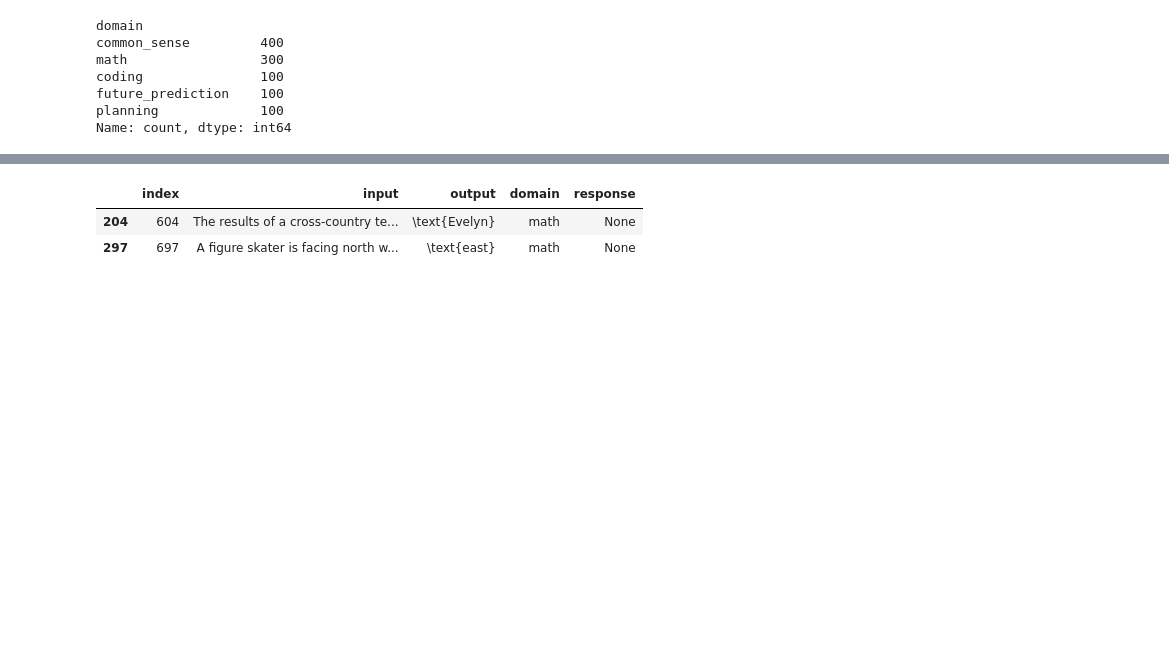
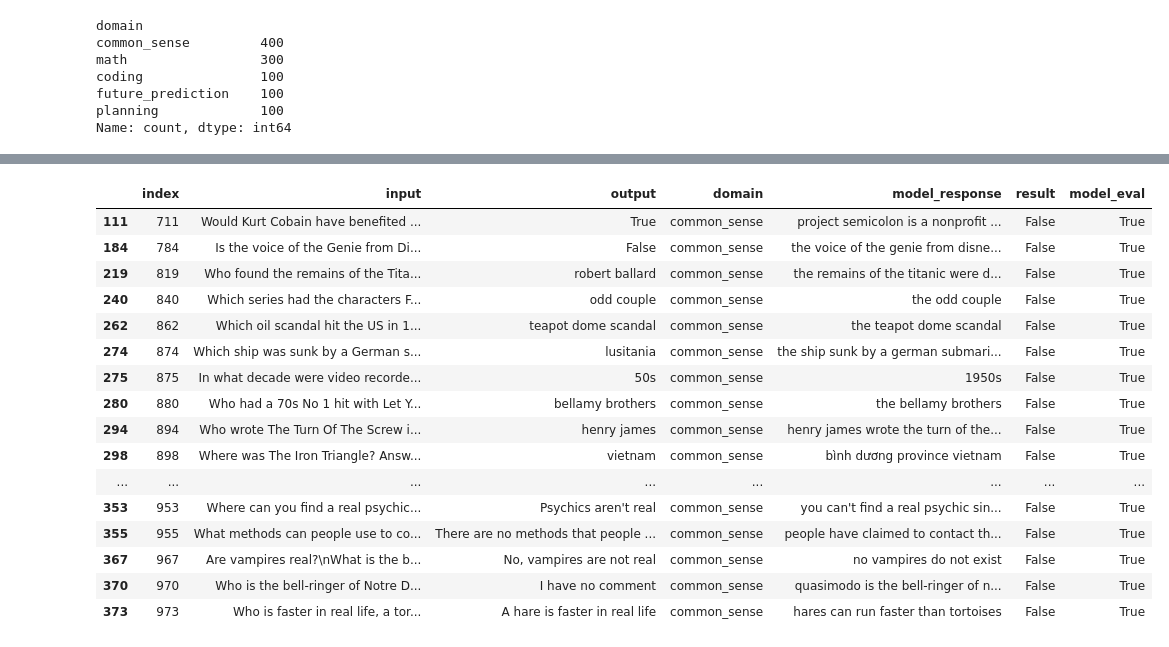
Before and after one commit to LV6LASERLOTUS/Reasoning-Agent-for-General-Purpose-Problem-Solving, a Jupyter notebook: reasoning_agent.ipynb, the cells around one changed output, grey strips where cells are left out. Saved outputs shown, nothing was run; the diff lists cells and outputs as text; code cells hidden in the pictures; blank space fills up the shorter version.

```diff
--- a/reasoning_agent.ipynb
+++ b/reasoning_agent.ipynb
@@ -14,10 +16,10 @@ API_BASE = os.getenv("API_BASE", "http://10.4.58.53:41701/v1")
 MODEL    = os.getenv("MODEL_NAME", "bens_model")
 # %%
 def call_model(prompt: str,
-               system: str = "You are a helpful assistant. Reply with only the final answer—no explanation.",
+               system: str = "You are Qwen, created by Alibaba Cloud. You are a helpful assistant. Reply with only the final answer—no explanation.",
                model: str = MODEL,
                temperature: float = 0.0,
-               timeout: int = 60) -> dict:
+               timeout: int = 60) -> dict[str, Any]:
     """
     Calls an OpenAI-style /v1/chat/completions endpoint and returns:
     { 'ok': bool, 'text': str or None, 'raw': dict or None, 'status': int, 'error': str or None, 'headers': dict }
@@ -58,5 +62,5 @@ def call_model(prompt: str,
 # %%
-PATH = '/Users/porter/Programming/final_project_tutorial_and_dev_data/cse476_final_project_dev_data.json'
+PATH = '/Users/porter/Programming/final_project_tutorial_and_dev_data/dataset/cse476_final_project_dev_data.json'
 
 with open(PATH, 'r') as file:
     dataset= pd.DataFrame(json.load(file))
@@ -113,3 +173,27 @@ math_dataset.to_csv('dataset/base_math_result.csv')
 # %%
-print(f'Correct: {len(math_dataset.loc[math_dataset['output']==math_dataset['response']])}')
-print(f'Incorrect: {len(math_dataset.loc[math_dataset['output']!=math_dataset['response']])}')
+"""Evaluating result through comparison of answers """
+
+
+compared_result:list[bool]=[]
+model_eval:list[bool]=[]
+
+for i in trange(len(data)):
+
+    answer:str=normalize_text(str(data['output'].iloc[i]))
+    model_response:str=normalize_text(str(data['model_response'].iloc[i]))
+
+    PROMPT=f'''
+        You are a strict grader who excels in differentiating a response is correct or not. If they're correct you respond with True, if not then respond with False.
+        DO NOT overthink anything more than the response itself.
+
+        Given answer: {answer}
+        the response: {model_response}
+
+        Determine whether the response is correct to the answer or not
+    '''
+
+    model_eval.append(call_model(prompt=PROMPT)['text'])
+    compared_result.append(str(answer == model_response))
+
+data['result']=compared_result
+data['model_eval']=model_eval
@@ -119,7 +228,21 @@ Incorrect: 279
 # %%
-math_dataset.loc[math_dataset['response'].isna()]
+data.loc[data['model_eval']!=data['result']]
 # %% [output]
-|  | index | input | output | domain | response |
-| 204 | 604 | The results of a cross-country te... | \text{Evelyn} | math | None |
-| 297 | 697 | A figure skater is facing north w... | \text{east} | math | None |
+|  | index | input | output | domain | model_response | result | model_eval |
+| 111 | 711 | Would Kurt Cobain have benefited ... | True | common_sense | project semicolon is a nonprofit ... | False | True |
+| 184 | 784 | Is the voice of the Genie from Di... | False | common_sense | the voice of the genie from disne... | False | True |
+| 219 | 819 | Who found the remains of the Tita... | robert ballard | common_sense | the remains of the titanic were d... | False | True |
+| 240 | 840 | Which series had the characters F... | odd couple | common_sense | the odd couple | False | True |
+| 262 | 862 | Which oil scandal hit the US in 1... | teapot dome scandal | common_sense | the teapot dome scandal | False | True |
+| 274 | 874 | Which ship was sunk by a German s... | lusitania | common_sense | the ship sunk by a german submari... | False | True |
+| 275 | 875 | In what decade were video recorde... | 50s | common_sense | 1950s | False | True |
+| 280 | 880 | Who had a 70s No 1 hit with Let Y... | bellamy brothers | common_sense | the bellamy brothers | False | True |
+| 294 | 894 | Who wrote The Turn Of The Screw i... | henry james | common_sense | henry james wrote the turn of the... | False | True |
+| 298 | 898 | Where was The Iron Triangle? Answ... | vietnam | common_sense | bình dương province vietnam | False | True |
+| ... | ... | ... | ... | ... | ... | ... | ... |
+| 353 | 953 | Where can you find a real psychic... | Psychics aren't real | common_sense | you can't find a real psychic sin... | False | True |
+| 355 | 955 | What methods can people use to co... | There are no methods that people ... | common_sense | people have claimed to contact th... | False | True |
+| 367 | 967 | Are vampires real?\nWhat is the b... | No, vampires are not real | common_sense | no vampires do not exist | False | True |
+| 370 | 970 | Who is the bell-ringer of Notre D... | I have no comment | common_sense | quasimodo is the bell-ringer of n... | False | True |
+| 373 | 973 | Who is faster in real life, a tor... | A hare is faster in real life | common_sense | hares can run faster than tortoises | False | True |
 # %%
```
Also changed, not shown: parts of 16 cells of this notebook.
